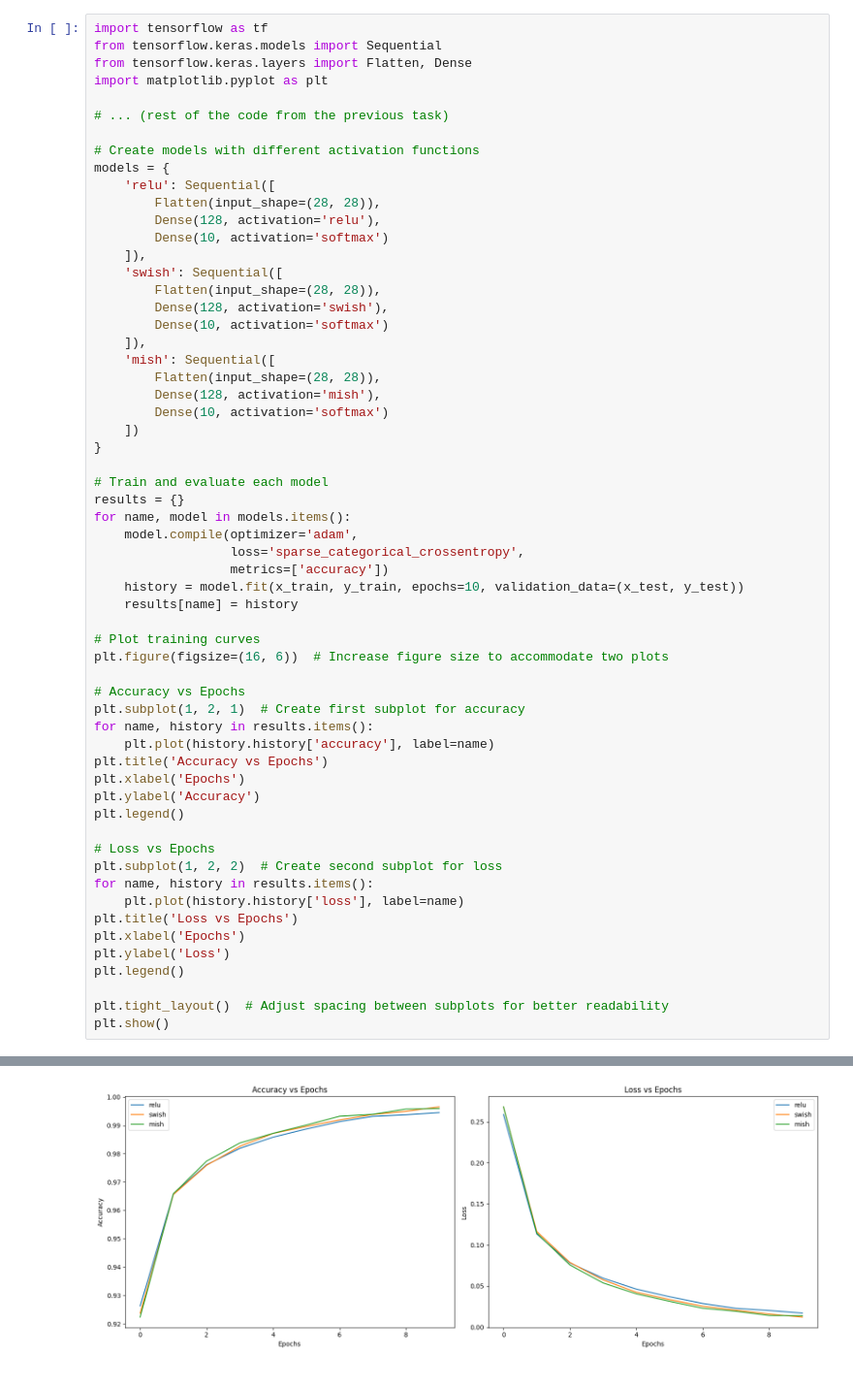
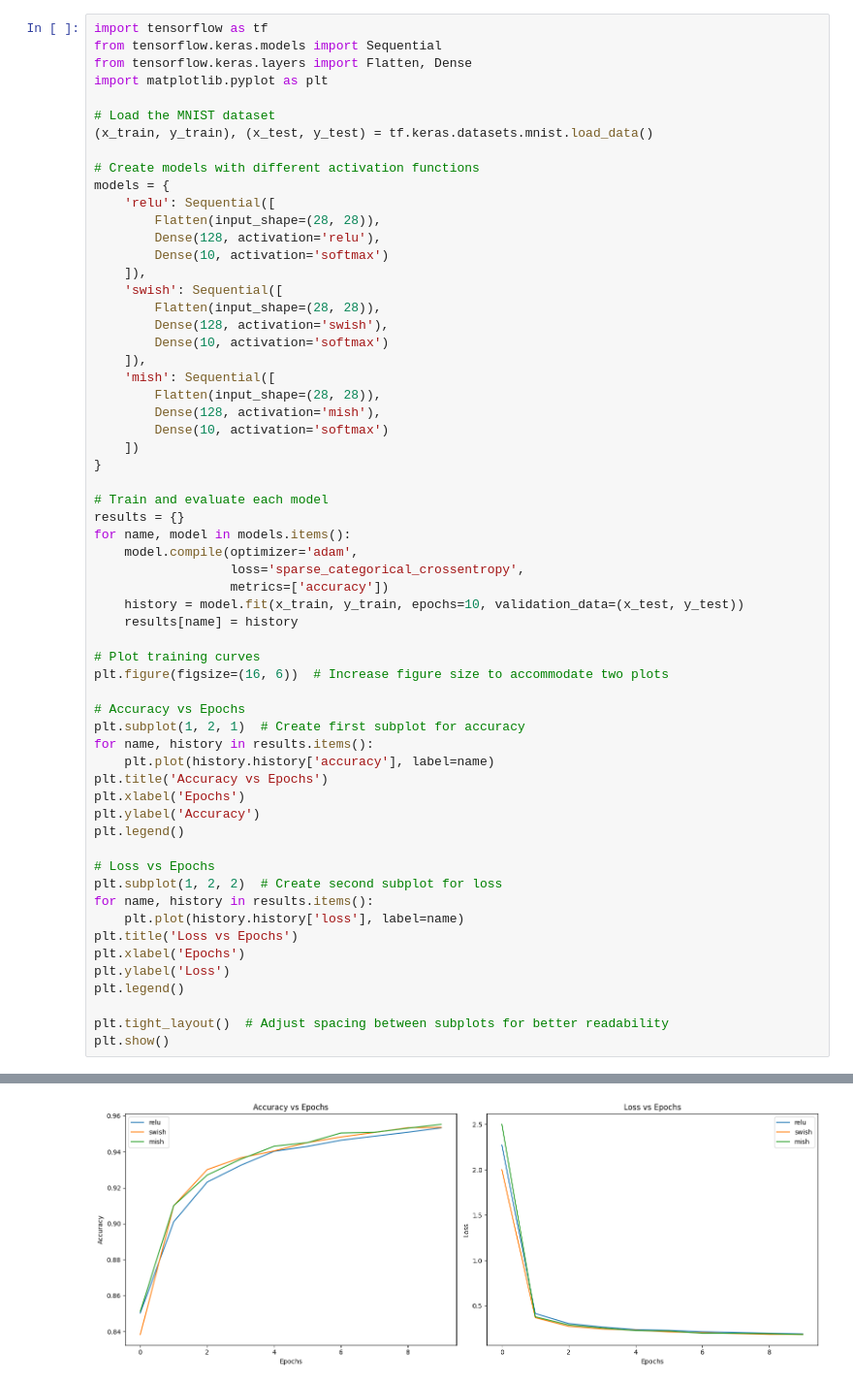
Before and after one commit to prncrlnd/Test, a Jupyter notebook: Different_Activation_Functions.ipynb, the cells around one changed output, grey strips where cells are left out. Shown at 97% size. Drawn from its saved outputs; the diff is of its cells as text.

```diff
--- a/Different_Activation_Functions.ipynb
+++ b/Different_Activation_Functions.ipynb
@@ -19,7 +17,8 @@ from tensorflow.keras.models import Sequential
 from tensorflow.keras.layers import Flatten, Dense
 import matplotlib.pyplot as plt
 
-# ... (rest of the code from the previous task)
+# Load the MNIST dataset
+(x_train, y_train), (x_test, y_test) = tf.keras.datasets.mnist.load_data()
 
 # Create models with different activation functions
 models = {
@@ -93 +92 @@ Epoch 10/10
-[figure, old version]
+[figure, new version]
```
Also changed, not shown: parts of 2 cells of this notebook.
